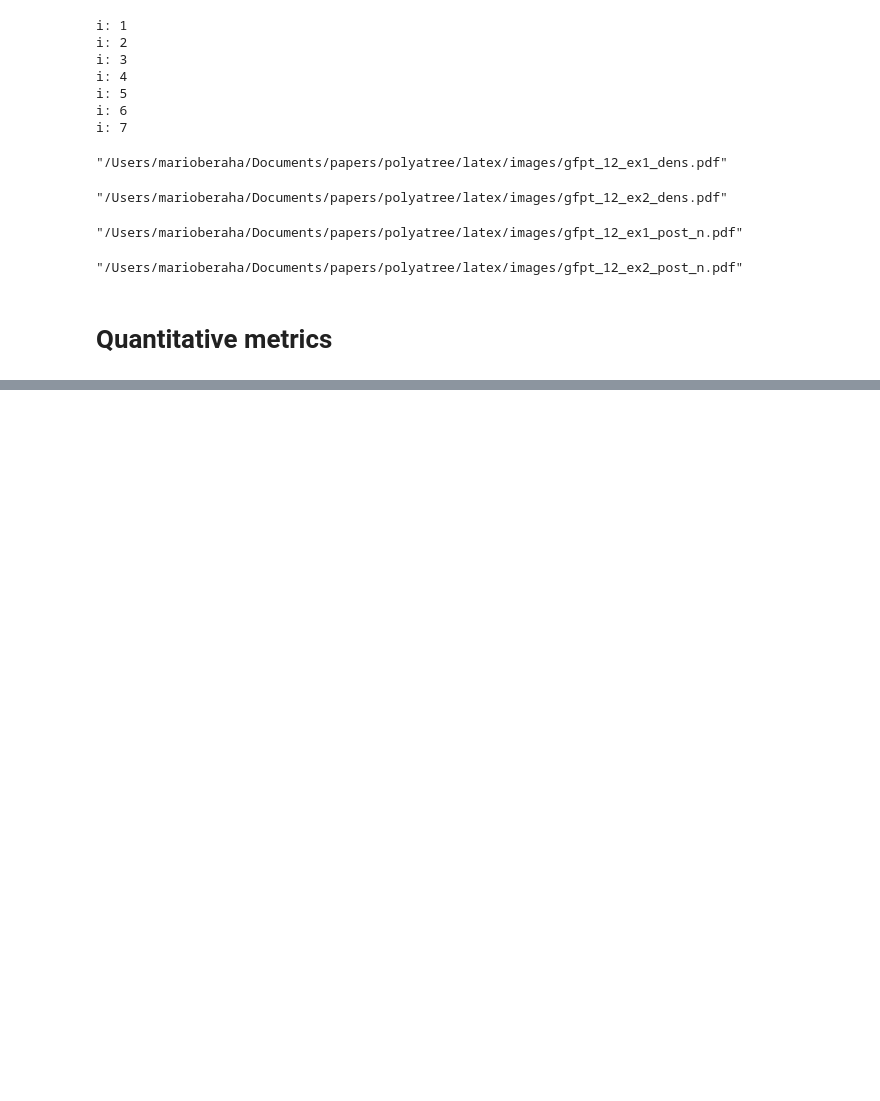
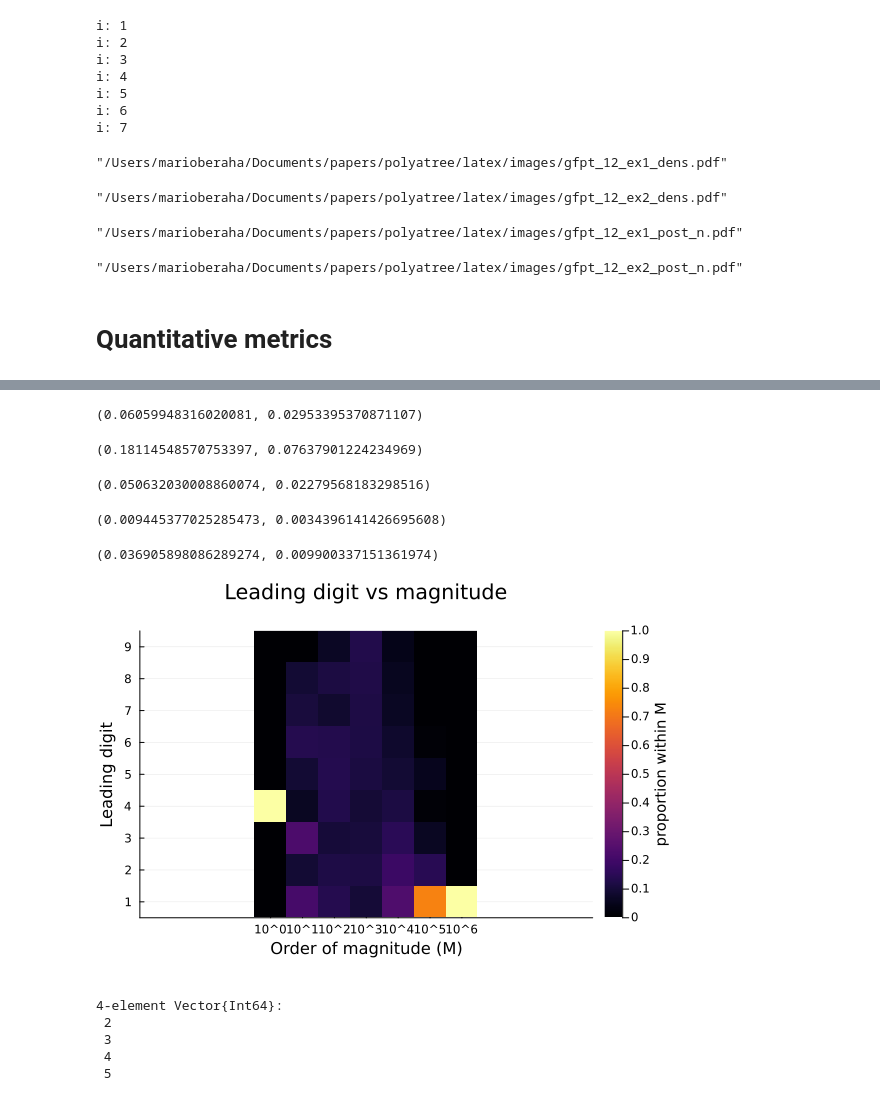
Before and after one commit to mberaha/FinitePolyaTrees, a Jupyter notebook: Plots.ipynb, the cells around one changed output, grey strips where cells are left out. Drawn from its saved outputs; the diff is of its cells as text; code cells hidden in the pictures; blank space fills up the shorter version.

```diff
--- a/Plots.ipynb
+++ b/Plots.ipynb
@@ -553,0 +895,50 @@ GKS: Rectangle definition is invalid in routine SET_VIEWPORT
+# %%
+data = read_data("data/twitter_friends.csv")
+U = log10.(data) .- floor.(log10.(data))
+dist_to_uniform(U)
+# %% [output]
+(0.06059948316020081, 0.02953395370871107)
+# %%
+data = read_data("data/eurodist.csv")
+U = log10.(data) .- floor.(log10.(data))
+dist_to_uniform(U)
+# %% [output]
+(0.18114548570753397, 0.07637901224234969)
+# %%
+data = read_data("data/gdp.csv")
+U = log10.(data) .- floor.(log10.(data))
+dist_to_uniform(U)
+# %% [output]
+(0.050632030008860074, 0.02279568183298516)
+# %%
+data = read_data("data/census.csv")
+U = log10.(data) .- floor.(log10.(data))
+dist_to_uniform(U)
+# %% [output]
+(0.009445377025285473, 0.0034396141426695608)
+# %%
+data = read_data("data/income.csv")
+U = log10.(data) .- floor.(log10.(data))
+dist_to_uniform(U)
+# %% [output]
+(0.036905898086289274, 0.009900337151361974)
+# %%
+data = read_data("data/income.csv")
+digits10, magnitudes10 = scale_and_magnitudes(data, 10)
+
+magnitudes10 = magnitudes10[digits10 .< 1.0]
+digits10 = digits10[digits10 .< 1.0]
+first_digs = [first_decimal_digit(x) for x in digits10];
+# %%
+p, _, _ = digit_magnitude_heatmap(first_digs, magnitudes10)
+p
+# %% [output]
+[figure, added]
+# %%
+unique(magnitudes10)
+# %% [output]
+4-element Vector{Int64}:
+ 2
+ 3
+ 4
+ 5
```
Also changed, not shown: parts of 7 cells of this notebook, 15 other files.
